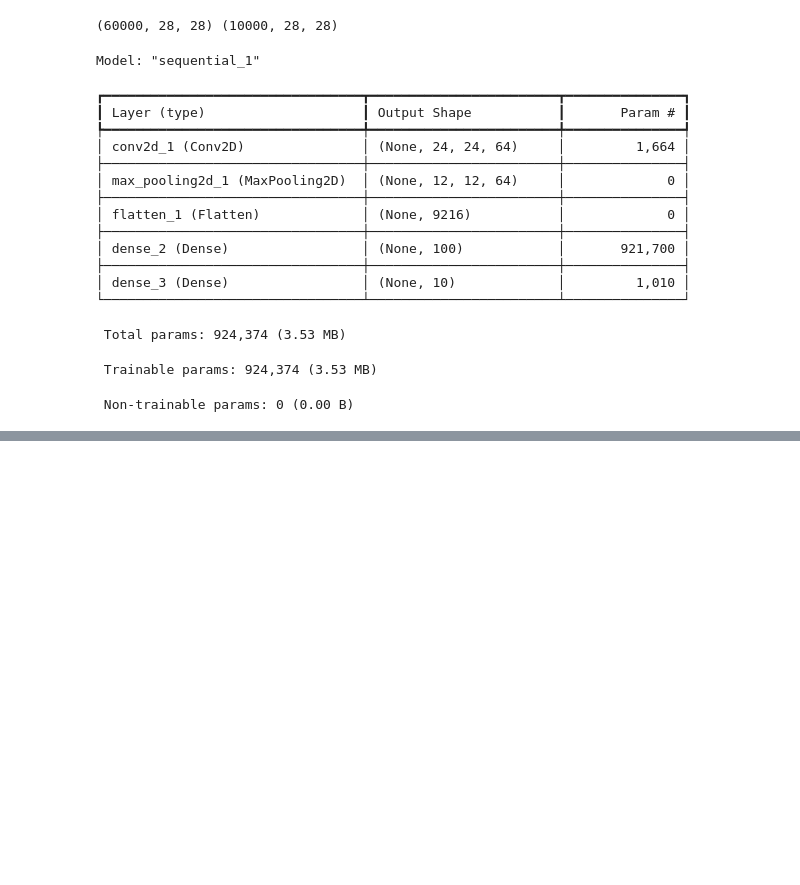
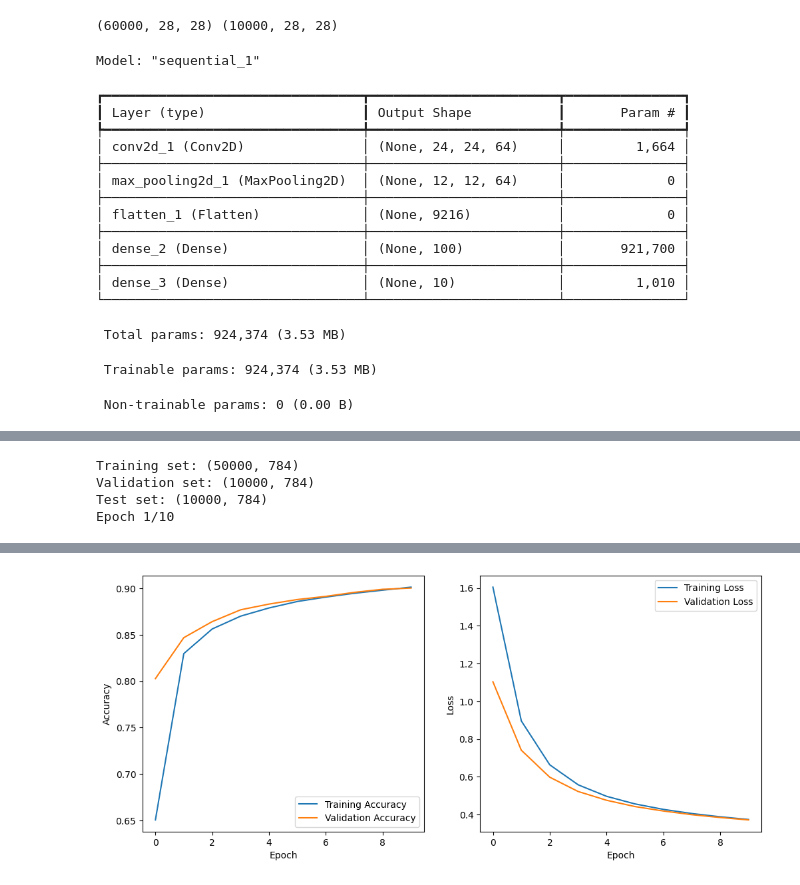
Before and after one commit to deltaDC/XLA-classwork, a Jupyter notebook: btl/Chuong10.ipynb, the cells around one changed output, grey strips where cells are left out. Cells and saved outputs as stored; diff of their text form; code cells hidden in the pictures; blank space fills up the shorter version.

```diff
--- a/btl/Chuong10.ipynb
+++ b/btl/Chuong10.ipynb
@@ -110,0 +222,75 @@ pylab.show()
+# %%
+import numpy as np
+import tensorflow as tf
+from keras.datasets import mnist
+import matplotlib.pyplot as plt
+
+# Load and preprocess data
+(X_train, y_train), (X_test, y_test) = mnist.load_data()
+
+# Normalize and reshape data
+X_train = X_train.reshape((-1, 28 * 28)).astype(np.float32) / 255.0
+X_test = X_test.reshape((-1, 28 * 28)).astype(np.float32) / 255.0
+
+# One-hot encode labels
+y_train = tf.keras.utils.to_categorical(y_train, 10)
+y_test = tf.keras.utils.to_categorical(y_test, 10)
+
+# Split validation set
+np.random.seed(0)
+train_indices = np.random.choice(X_train.shape[0], 50000, replace=False)
+valid_indices = [i for i in range(X_train.shape[0]) if i not in train_indices]
+X_valid, y_valid = X_train[valid_indices], y_train[valid_indices]
+X_train, y_train = X_train[train_indices], y_train[train_indices]
+
+print(f"Training set: {X_train.shape}")
+print(f"Validation set: {X_valid.shape}")
+print(f"Test set: {X_test.shape}")
+
+# Model creation
+model = tf.keras.Sequential([
+    tf.keras.layers.Dense(1024, activation='relu', input_shape=(28 * 28,)),
+    tf.keras.layers.Dense(10, activation='softmax')
+])
+
+# Compile the model
+model.compile(
+    optimizer=tf.keras.optimizers.SGD(learning_rate=0.008),
+    loss=tf.keras.losses.CategoricalCrossentropy(from_logits=False),
+    metrics=['accuracy']
+)
+
+# Train the model
+history = model.fit(
+    X_train, y_train,
+    epochs=10,
+    batch_size=256,
+    validation_data=(X_valid, y_valid)
+)
+
+# Evaluate the model
+test_loss, test_accuracy = model.evaluate(X_test, y_test, verbose=2)
+print(f"Test accuracy: {test_accuracy * 100:.2f}%")
+
+# Plot training & validation accuracy and loss
+plt.figure(figsize=(12, 5))
+plt.subplot(1, 2, 1)
+plt.plot(history.history['accuracy'], label='Training Accuracy')
+plt.plot(history.history['val_accuracy'], label='Validation Accuracy')
+plt.xlabel('Epoch')
+plt.ylabel('Accuracy')
+plt.legend()
+
+plt.subplot(1, 2, 2)
+plt.plot(history.history['loss'], label='Training Loss')
+plt.plot(history.history['val_loss'], label='Validation Loss')
+plt.xlabel('Epoch')
+plt.ylabel('Loss')
+plt.legend()
+
+plt.show()
+# %% [output]
+Training set: (50000, 784)
+Validation set: (10000, 784)
+Test set: (10000, 784)
+Epoch 1/10
@@ -110,0 +315 @@ pylab.show()
+[figure, added]
```
Also changed, not shown: parts of 4 cells of this notebook, 1 other file.
